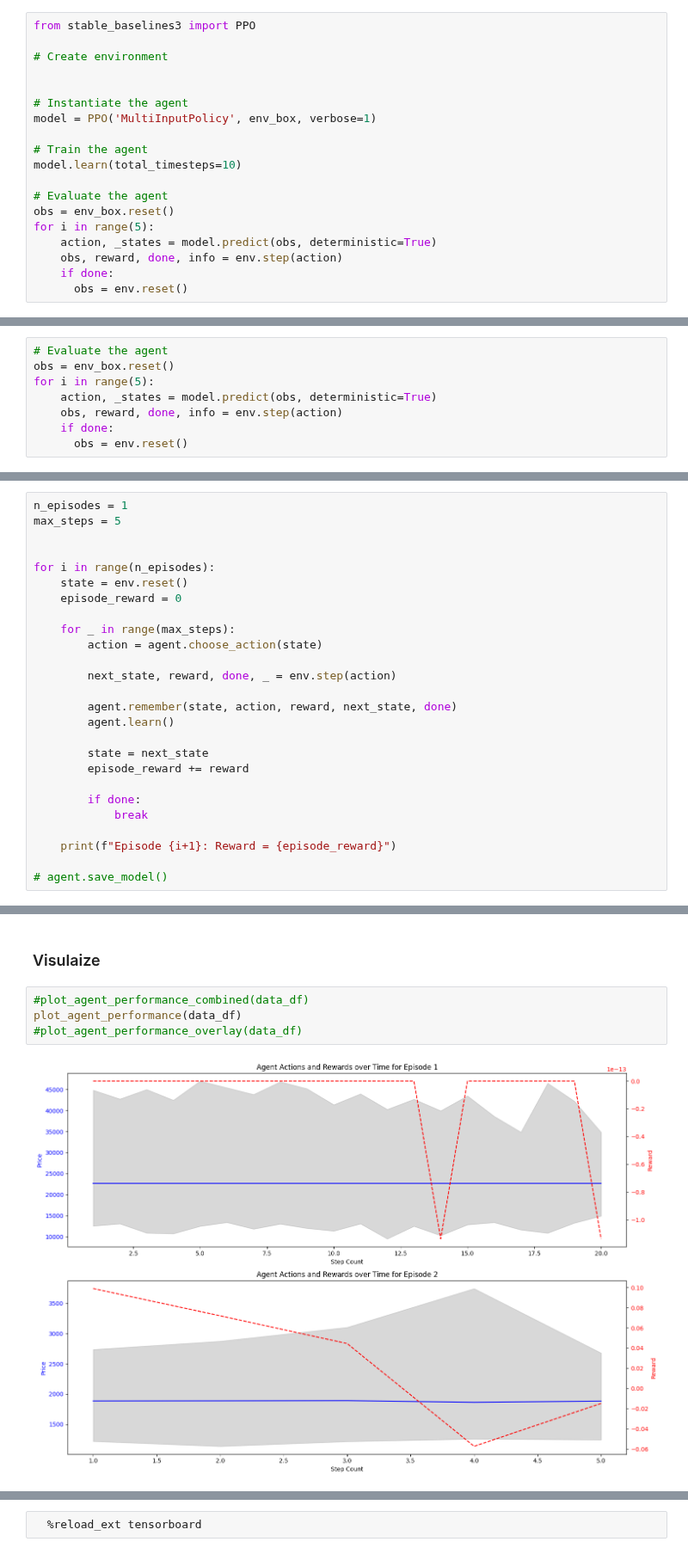
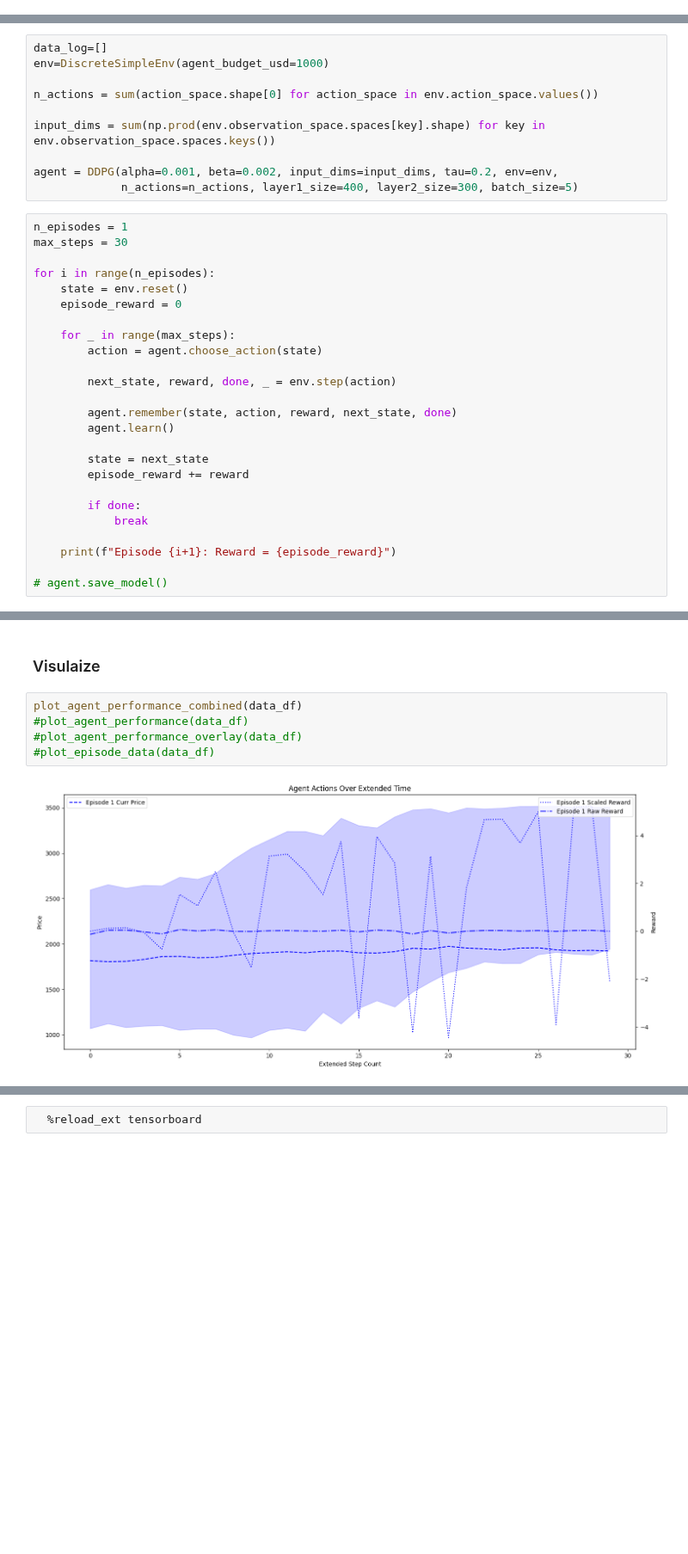
Before and after one commit to idrees535/ILP-V3, a Jupyter notebook: model_ notebooks/rl_lp_agent.ipynb, the cells around one changed output, grey strips where cells are left out. Shown at 86% size. Cells and saved outputs as stored; diff of their text form; blank space fills up the shorter version.

Commit message:
added agent evaluation

```diff
--- a/model_ notebooks/rl_lp_agent.ipynb
+++ b/model_ notebooks/rl_lp_agent.ipynb
@@ -613,19 +161,0 @@ Episode:5 Score:100
-# %%
-from stable_baselines3 import PPO
-
-# Create environment
-
-
-# Instantiate the agent
-model = PPO('MultiInputPolicy', env_box, verbose=1)
-
-# Train the agent
-model.learn(total_timesteps=10)
-
-# Evaluate the agent
-obs = env_box.reset()
-for i in range(5):
-    action, _states = model.predict(obs, deterministic=True)
-    obs, reward, done, info = env.step(action)
-    if done:
-      obs = env.reset()
@@ -768,11 +162,3 @@ KeyboardInterrupt:
-# %%
-# Evaluate the agent
-obs = env_box.reset()
-for i in range(5):
-    action, _states = model.predict(obs, deterministic=True)
-    obs, reward, done, info = env.step(action)
-    if done:
-      obs = env.reset()
 # %% [markdown]
 # DDPG Model with Dict Spaces ENv
 # %% [markdown]
@@ -1262,9 +657,18 @@ agent = DDPG(alpha=0.001, beta=0.002, input_dims=input_dims, tau=0.2, env=env,
 # %% [markdown]
 ## Train
+# %%
+data_log=[]
+env=DiscreteSimpleEnv(agent_budget_usd=1000)
+
+n_actions = sum(action_space.shape[0] for action_space in env.action_space.values())
+
+input_dims = sum(np.prod(env.observation_space.spaces[key].shape) for key in env.observation_space.spaces.keys())
+
+agent = DDPG(alpha=0.001, beta=0.002, input_dims=input_dims, tau=0.2, env=env,
+             n_actions=n_actions, layer1_size=400, layer2_size=300, batch_size=5)
 # %%
 n_episodes = 1
-max_steps = 5
-
+max_steps = 30
 
 for i in range(n_episodes):
     state = env.reset()
@@ -1783,8 +1169,9 @@ def plot_episode_data(data_df):
 # %% [markdown]
 ### Visulaize
 # %%
-#plot_agent_performance_combined(data_df)
-plot_agent_performance(data_df)
+plot_agent_performance_combined(data_df)
+#plot_agent_performance(data_df)
 #plot_agent_performance_overlay(data_df)
+#plot_episode_data(data_df)
 # %% [output]
-[figure, old version]
+[figure, new version]
```
Also changed, not shown: parts of 50 cells of this notebook, 44 other files.
